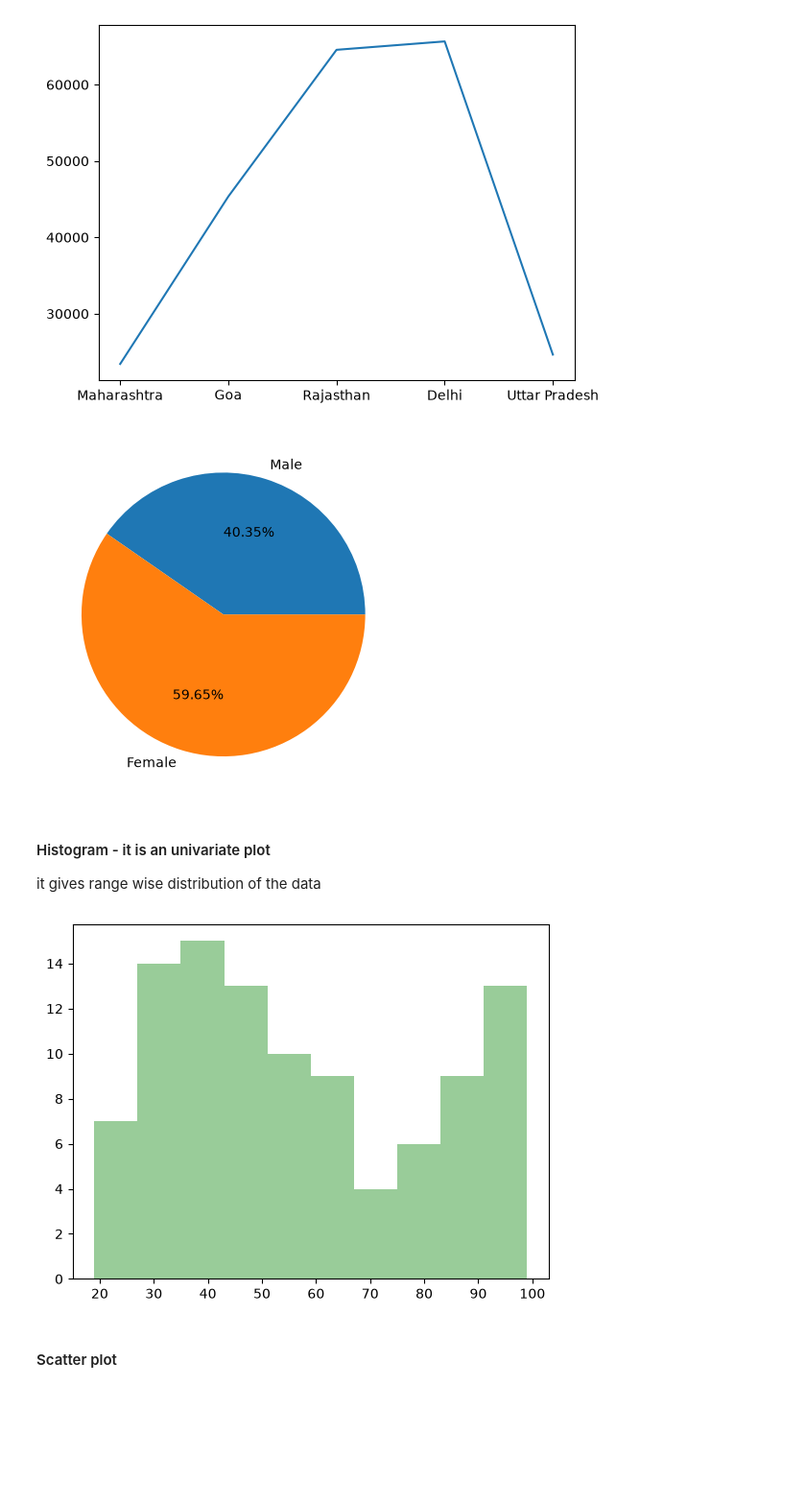
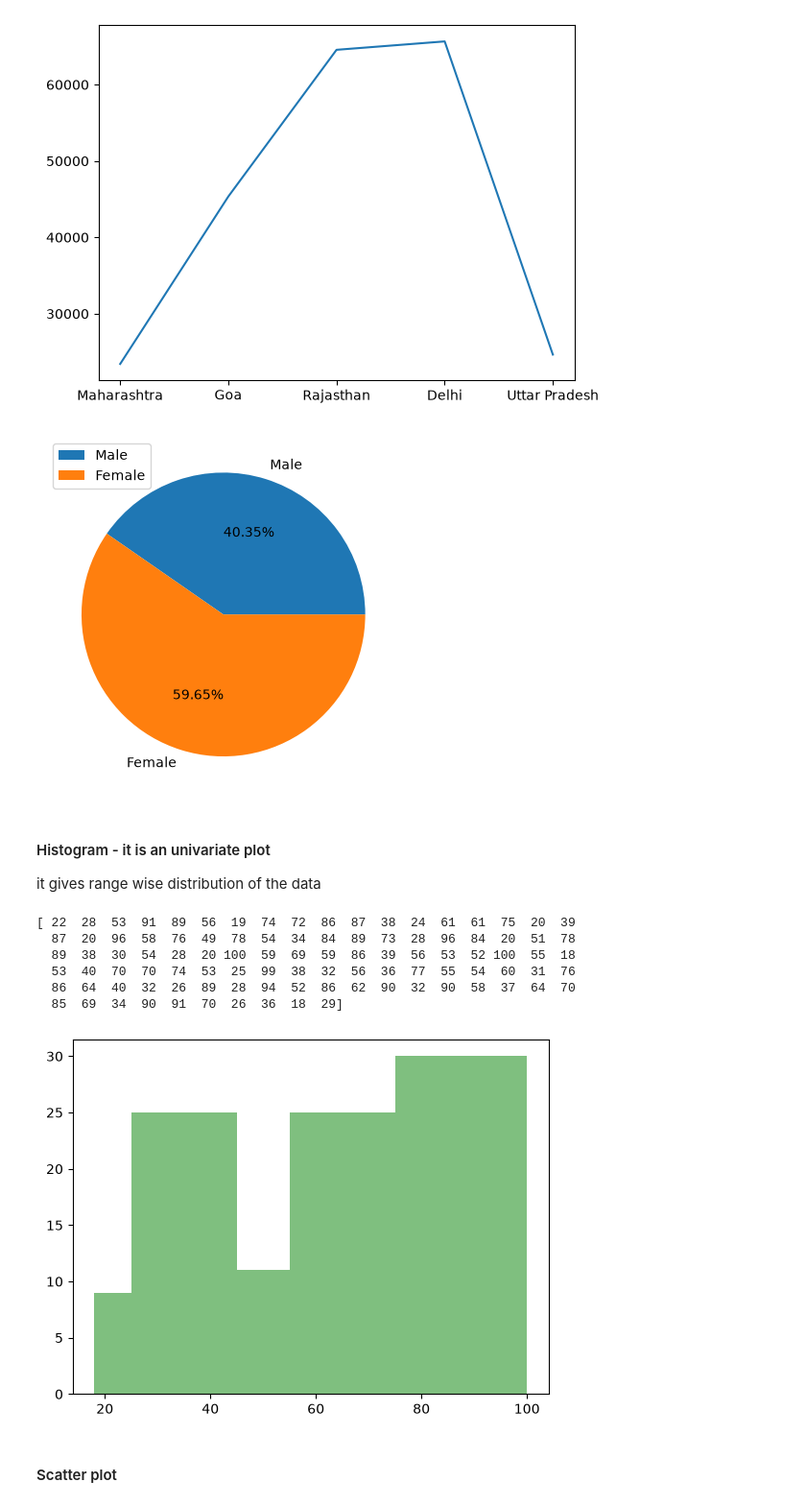
Before and after one commit to huzaif-murad/lihatech-training, a Jupyter notebook: Day_7_matplotlib/matplot.ipynb, the cells around one changed output. Shown at 96% size. Cells and saved outputs as stored; diff of their text form; code cells hidden in the pictures; blank space fills up the shorter version.

```diff
--- a/Day_7_matplotlib/matplot.ipynb
+++ b/Day_7_matplotlib/matplot.ipynb
@@ -21,20 +21,28 @@ gender=['Male','Female']
 count=[2300,3400]
 
 plt.pie(count,autopct='%.2f%%',labels=gender)
+plt.legend()
 plt.show()
 # %% [output]
-[figure, old version]
+[figure, new version]
 # %% [markdown]
 #### Histogram - it is an univariate plot
 it gives range wise distribution of the data
 # %%
 import numpy as np
 
 age=np.random.randint(18,101,100)
-plt.hist(age,bins=[18,25,45,55,75,100],color='green',alpha=.4)
+print(age)
+plt.hist(age,bins=[18,25,45,55,75,100],color='green',alpha=.5)
 plt.show()
 # %% [output]
+[ 22  28  53  91  89  56  19  74  72  86  87  38  24  61  61  75  20  39
+  87  20  96  58  76  49  78  54  34  84  89  73  28  96  84  20  51  78
+  89  38  30  54  28  20 100  59  69  59  86  39  56  53  52 100  55  18
+  53  40  70  70  74  53  25  99  38  32  56  36  77  55  54  60  31  76
+  86  64  40  32  26  89  28  94  52  86  62  90  32  90  58  37  64  70
+  85  69  34  90  91  70  26  36  18  29]
-[figure, old version]
+[figure, new version]
 # %% [markdown]
 #### Scatter plot
 # %%
```
Also changed, not shown: 7 other files.
